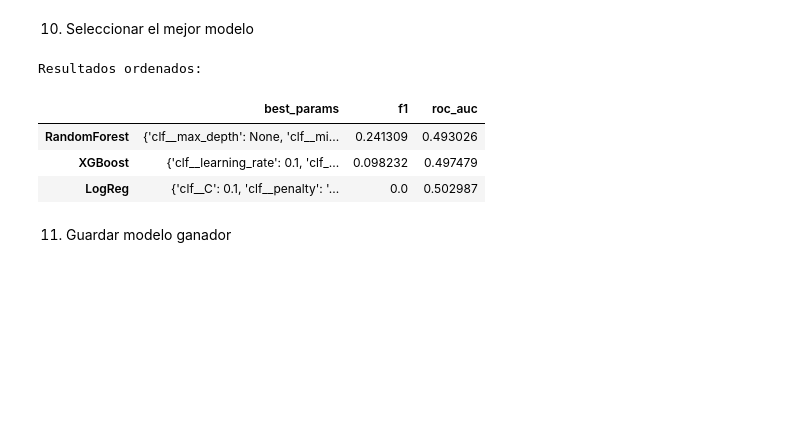
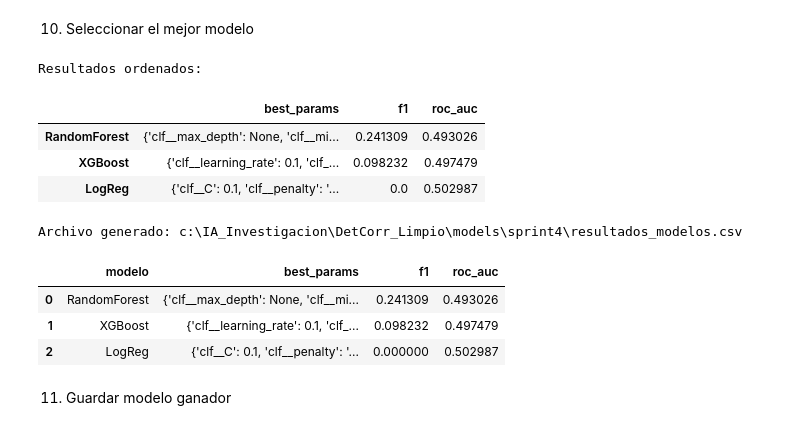
Before and after one commit to webconceptos/Deteccion_Corrupcion, a Jupyter notebook: notebooks/Sprint4/01_OptimizacionModelo.ipynb, the cells around one changed output. Drawn from its saved outputs; the diff is of its cells as text; code cells hidden in the pictures; blank space fills up the shorter version.

```diff
--- a/notebooks/Sprint4/01_OptimizacionModelo.ipynb
+++ b/notebooks/Sprint4/01_OptimizacionModelo.ipynb
@@ -39,7 +39,7 @@ def find_project_root(start_path):
 PROJECT_ROOT = find_project_root(os.getcwd())
 DATA_PROCESSED = os.path.join(PROJECT_ROOT, "data", "processed")
 DATASET_PATH = os.path.join(DATA_PROCESSED, "dataset_modelado.parquet")
-
+MODEL_PATH = os.path.join(PROJECT_ROOT, "models","sprint4")
 print("PROJECT_ROOT:", PROJECT_ROOT)
 print("DATASET_PATH:", DATASET_PATH)
 # %% [output]
@@ -231,6 +231,34 @@ Resultados ordenados:
 | RandomForest | {'clf__max_depth': None, 'clf__mi... | 0.241309 | 0.493026 |
 | XGBoost | {'clf__learning_rate': 0.1, 'clf_... | 0.098232 | 0.497479 |
 | LogReg | {'clf__C': 0.1, 'clf__penalty': '... | 0.0 | 0.502987 |
+# %%
+import os
+import pandas as pd
+
+# -----------------------------
+# Guardar resultados de modelos
+# -----------------------------
+df_resultados = pd.DataFrame.from_dict(results, orient="index")
+df_resultados.reset_index(inplace=True)
+df_resultados.rename(columns={"index": "modelo"}, inplace=True)
+
+# Ruta del archivo
+output_csv = os.path.join(MODEL_PATH, "resultados_modelos.csv")
+
+# Crear carpeta si no existe
+os.makedirs(MODEL_PATH, exist_ok=True)
+
+# Guardar CSV
+df_resultados.to_csv(output_csv, index=False)
+
+print("Archivo generado:", output_csv)
+df_resultados
+# %% [output]
+Archivo generado: c:\IA_Investigacion\DetCorr_Limpio\models\sprint4\resultados_modelos.csv
+|  | modelo | best_params | f1 | roc_auc |
+| 0 | RandomForest | {'clf__max_depth': None, 'clf__mi... | 0.241309 | 0.493026 |
+| 1 | XGBoost | {'clf__learning_rate': 0.1, 'clf_... | 0.098232 | 0.497479 |
+| 2 | LogReg | {'clf__C': 0.1, 'clf__penalty': '... | 0.000000 | 0.502987 |
 # %% [markdown]
 11. Guardar modelo ganador
 # %%
```
Also changed, not shown: parts of 2 cells of this notebook, 12 other files.
